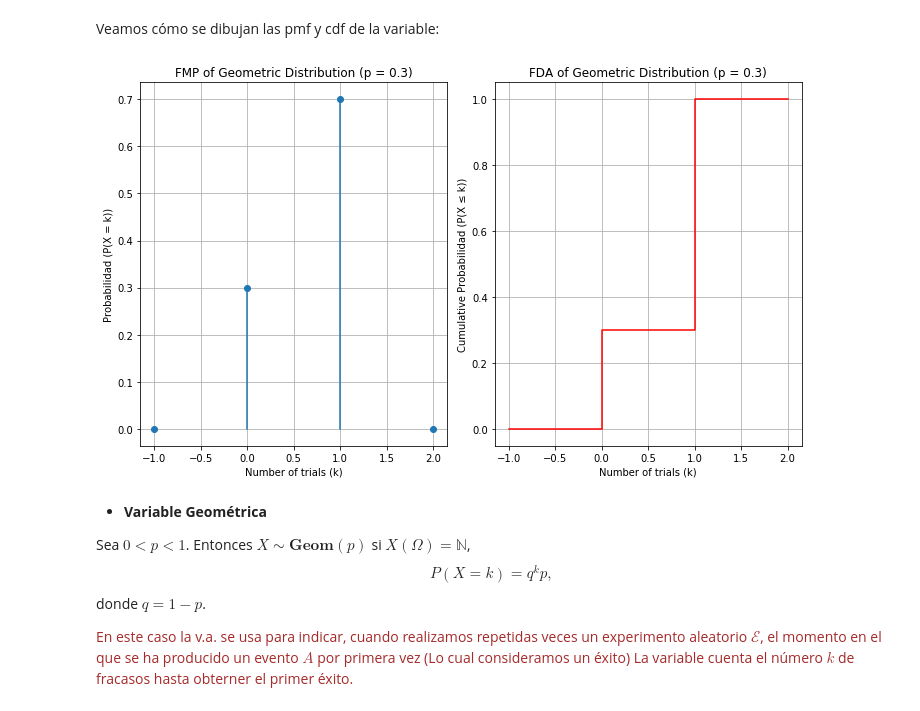
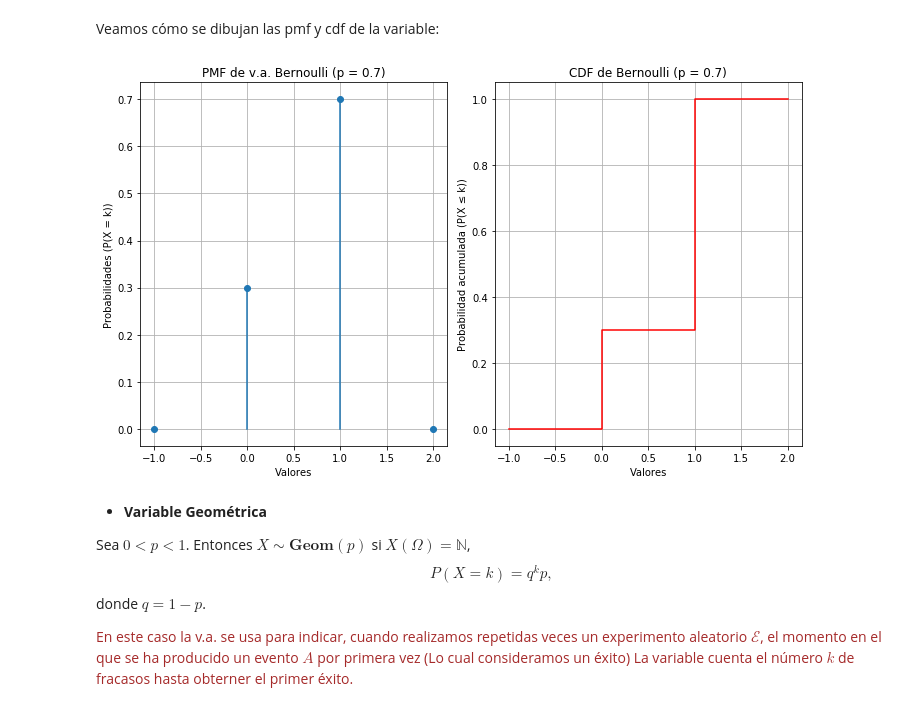
Before and after one commit to JMALMIRA/statistics, a Jupyter notebook: Semana 8 Modelos de Probabilidad.ipynb, the cells around one changed output. Cells and saved outputs as stored; diff of their text form; code cells hidden in the pictures.

```diff
--- a/Semana 8 Modelos de Probabilidad.ipynb
+++ b/Semana 8 Modelos de Probabilidad.ipynb
@@ -64,39 +64,39 @@ Veamos cómo se dibujan las pmf y cdf de la variable:
 # %%
 # Parámetros
 p = 0.7  # Probabilidad de éxito
 
 k_values = np.arange(-1, 3)
 
 # FMP:
 pmf_values = X.pmf(k_values)
 
 # FDA:
 cdf_values = X.cdf(k_values)
 
-# Plot FMP
+# Plot PMF
 plt.figure(figsize=(10, 6))
 
-# Plot  FMP
+# Plot  PMF
 plt.subplot(1, 2, 1) ## 1 fila, 2 columnas, primer elemento de la fila
 plt.stem(k_values, pmf_values, basefmt=" ")
-plt.title("FMP of Geometric Distribution (p = 0.3)")
-plt.xlabel("Number of trials (k)")
-plt.ylabel("Probabilidad (P(X = k))")
+plt.title("PMF de v.a. Bernoulli (p = 0.7)")
+plt.xlabel("Valores")
+plt.ylabel("Probabilidades (P(X = k))")
 plt.grid(True)
 
-# Plot FDA
+# Plot CDF
 plt.subplot(1, 2, 2) ## 1 fila, 2 columnas, segundo elemento de la fila
 plt.step(k_values, cdf_values, where='post', color='r', linestyle='-')
-plt.title("FDA of Geometric Distribution (p = 0.3)")
-plt.xlabel("Number of trials (k)")
-plt.ylabel("Cumulative Probabilidad (P(X ≤ k))")
+plt.title("CDF de Bernoulli (p = 0.7)")
+plt.xlabel("Valores")
+plt.ylabel("Probabilidad acumulada (P(X ≤ k))")
 plt.grid(True)
 
 # Mostrar las gráficas
 plt.tight_layout()
 plt.show()
 # %% [output]
-[figure, old version]
+[figure, new version]
 # %% [markdown]
 * <strong> Variable Geométrica </strong>
 
```
Also changed, not shown: parts of 25 cells of this notebook.
